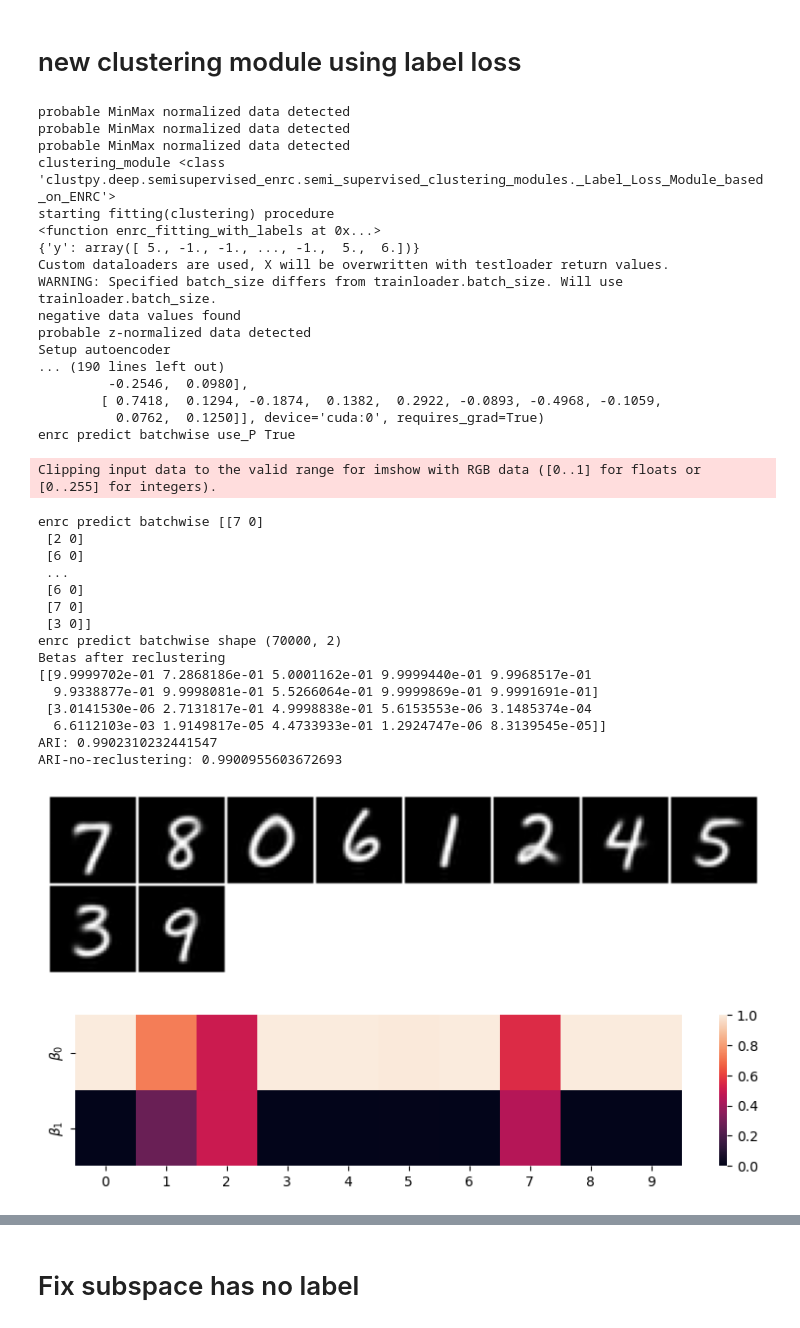
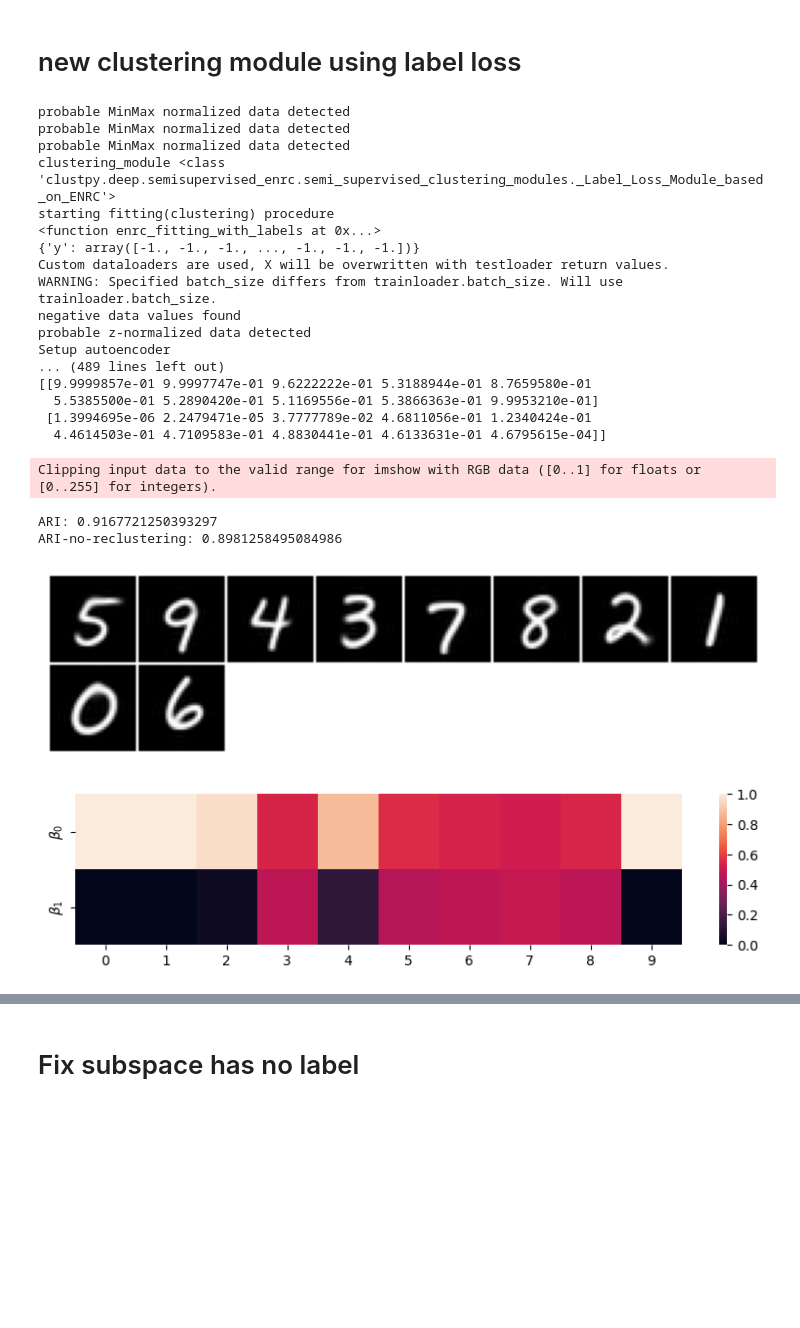
Before and after one commit to 1226419/ClustPy_semi_supervised, a Jupyter notebook: Test-Convae_reproduce.ipynb, the cells around one changed output, grey strips where cells are left out. Cells and saved outputs as stored; diff of their text form; code cells hidden in the pictures; blank space fills up the shorter version.

```diff
--- a/Test-Convae_reproduce.ipynb
+++ b/Test-Convae_reproduce.ipynb
@@ -1719,7 +1719,7 @@ sd = torch.load(model_path)
 ae.load_state_dict(sd.state_dict())
 ae.fitted = True
 ae.to(device)
-train_labels_percent = 70
+train_labels_percent = 10
 random_state = np.random.RandomState() # currently no random state can be given to function #TODO ?
 #random_state = check_random_state(random_state)
 # randomly make labels a percentage of labels unlabeled(set label to -1) for training
@@ -1783,53 +1783,40 @@ acedec.fit(data, labels_train)
 
 # how should it generally work with semisupervised labels and with the ground truth...
 # when should we make some labels unlabeled to simulate semisupervised cases
 # fit has X and y -> goes to fit function where the dataloaders are created if y is there -> dataloaders passed to clustering_module
 # ( there is also code in the clustering module for loading dataloaders if they are None but that should never happen
 # as they are already set in the fit function ) - wrong it happens in the init function that they are called with None...
 acedec_ari = ari(labels, acedec.labels_)
 print(f"ARI: {acedec_ari}")
 print(f"ARI-no-reclustering: {ari(labels, acedec.acedec_labels_)}")
 rec_centers = acedec.reconstruct_subspace_centroids()
 plot_images(denormalize(rec_centers))
 
 # Soft Beta Weights
 fig, ax = plt.subplots(figsize=(10,2))
 sns.heatmap(acedec.betas, vmin=0, vmax=1.0, ax=ax)
 ax.set_yticklabels(["$\\beta_0$", "$\\beta_1$"])
 plt.show();
 # %% [output]
 probable MinMax normalized data detected
 probable MinMax normalized data detected
 probable MinMax normalized data detected
 clustering_module <class 'clustpy.deep.semisupervised_enrc.semi_supervised_clustering_modules._Label_Loss_Module_based_on_ENRC'>
 starting fitting(clustering) procedure
 <function enrc_fitting_with_labels at 0x...>
-{'y': array([ 5., -1., -1., ..., -1.,  5.,  6.])}
+{'y': array([-1., -1., -1., ..., -1., -1., -1.])}
 Custom dataloaders are used, X will be overwritten with testloader return values.
 WARNING: Specified batch_size differs from trainloader.batch_size. Will use trainloader.batch_size.
 negative data values found
 probable z-normalized data detected
 Setup autoencoder
-... (190 lines left out)
-         -0.2546,  0.0980],
-        [ 0.7418,  0.1294, -0.1874,  0.1382,  0.2922, -0.0893, -0.4968, -0.1059,
-          0.0762,  0.1250]], device='cuda:0', requires_grad=True)
-enrc predict batchwise use_P True
+... (489 lines left out)
+[[9.9999857e-01 9.9997747e-01 9.6222222e-01 5.3188944e-01 8.7659580e-01
+  5.5385500e-01 5.2890420e-01 5.1169556e-01 5.3866363e-01 9.9953210e-01]
+ [1.3994695e-06 2.2479471e-05 3.7777789e-02 4.6811056e-01 1.2340424e-01
+  4.4614503e-01 4.7109583e-01 4.8830441e-01 4.6133631e-01 4.6795615e-04]]
 Clipping input data to the valid range for imshow with RGB data ([0..1] for floats or [0..255] for integers).
-enrc predict batchwise [[7 0]
- [2 0]
- [6 0]
- ...
- [6 0]
- [7 0]
- [3 0]]
-enrc predict batchwise shape (70000, 2)
-Betas after reclustering
-[[9.9999702e-01 7.2868186e-01 5.0001162e-01 9.9999440e-01 9.9968517e-01
-  9.9338877e-01 9.9998081e-01 5.5266064e-01 9.9999869e-01 9.9991691e-01]
- [3.0141530e-06 2.7131817e-01 4.9998838e-01 5.6153553e-06 3.1485374e-04
-  6.6112103e-03 1.9149817e-05 4.4733933e-01 1.2924747e-06 8.3139545e-05]]
-ARI: 0.9902310232441547
-ARI-no-reclustering: 0.9900955603672693
+ARI: 0.9167721250393297
+ARI-no-reclustering: 0.8981258495084986
-[figure, old version]
+[figure, new version]
-[figure, old version]
+[figure, new version]
```
Also changed, not shown: parts of 2 cells of this notebook, 6 other files.
